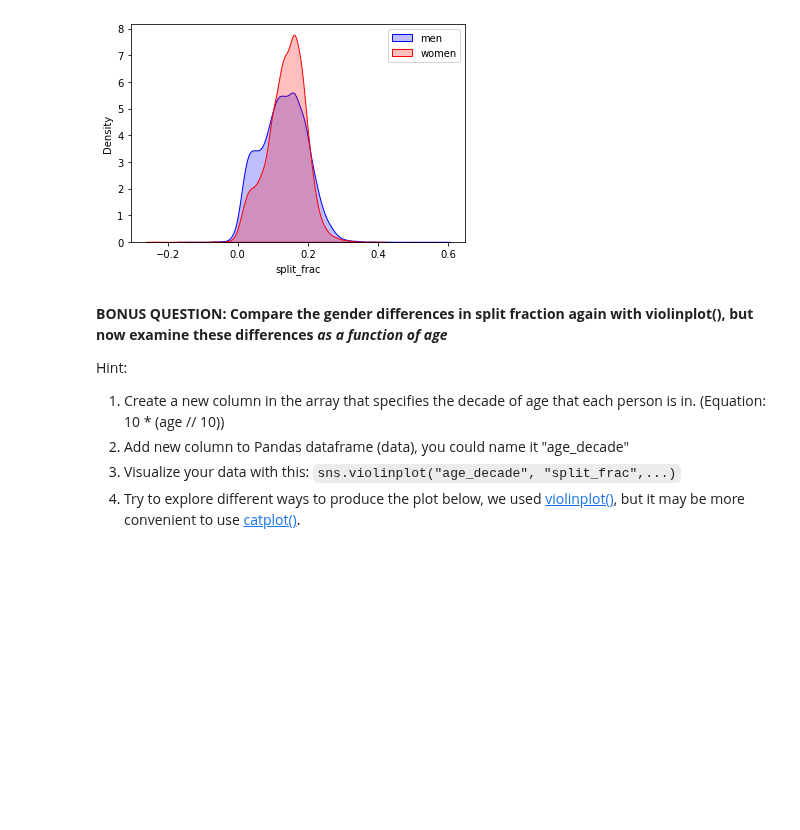
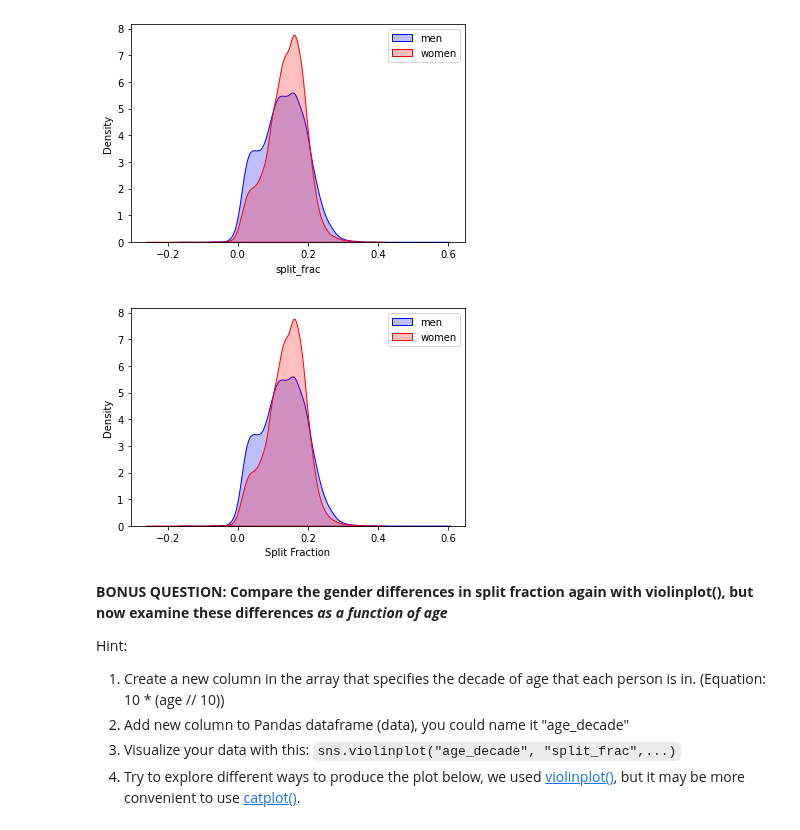
Before and after one commit to mrfabien/2022_Intro_Python, a Jupyter notebook: Exercises/W4_S2.ipynb, the cells around one changed output. Drawn from its saved outputs; the diff is of its cells as text; code cells hidden in the pictures; blank space fills up the shorter version.

```diff
--- a/Exercises/W4_S2.ipynb
+++ b/Exercises/W4_S2.ipynb
@@ -110,11 +139,13 @@ Hint: You can use `kdeplot()` function in seaborn for this question. Check the s
 ![Unknown-5.png](embedded-picture-1)
 # %%
 # Visualize male split_frac here.
-sns.___________(______________________, label=____, shade=_____,color=__)
+sns.kdeplot(data=data[data['gender']=='M']['split_frac'], label='men', fill=True,color='b')
 # Visualize female split_frac here.
-sns.____________(______________________, label=______, shade=_____,color=____)
-plt.legend(______)
-plt.xlabel(________);
+sns.kdeplot(data=data[data['gender']=='W']['split_frac'], label='women', fill=True,color='r')
+plt.legend()
+plt.xlabel('Split Fraction');
+# %% [output]
+[figure, added]
 # %% [markdown]
 **BONUS QUESTION: Compare the gender differences in split fraction again with violinplot(), but now examine these differences *as a function of age***
 
```
Also changed, not shown: parts of 8 cells of this notebook.
